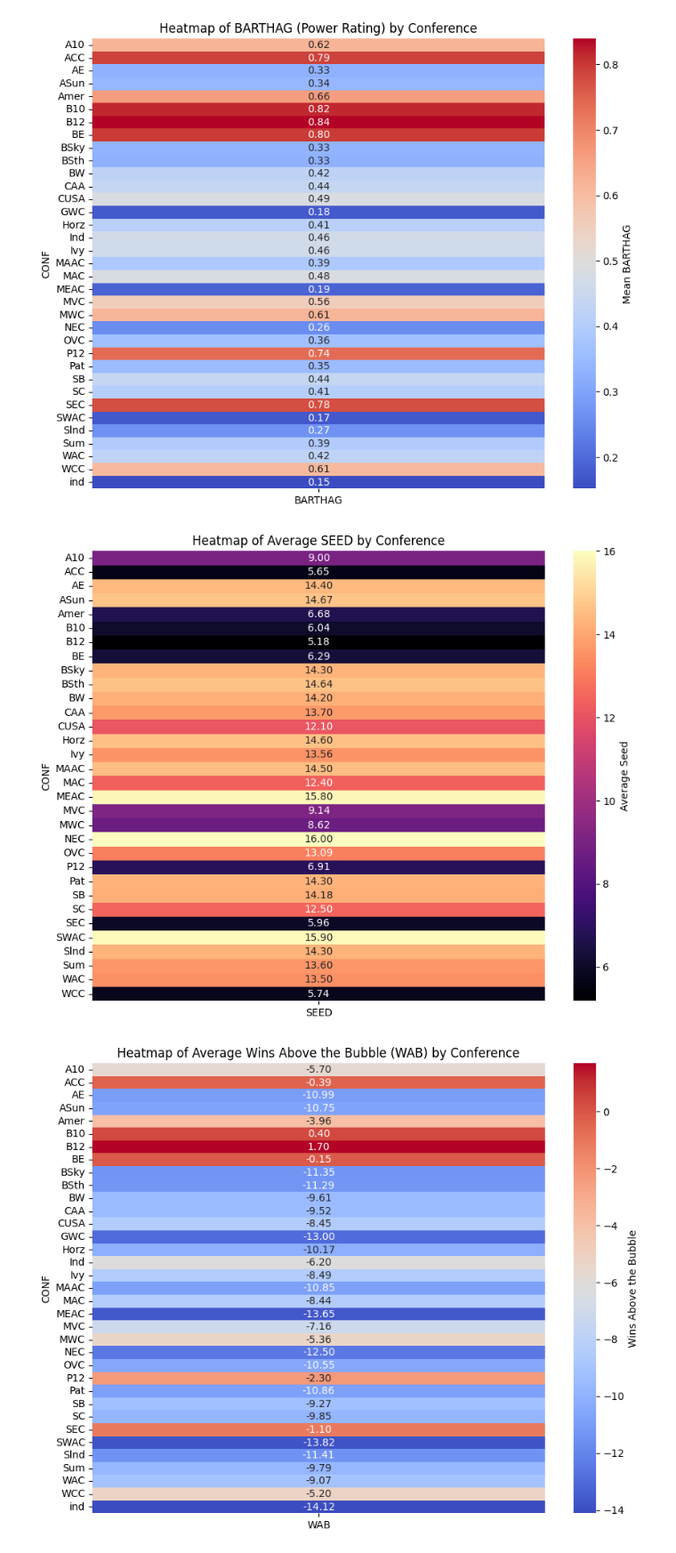
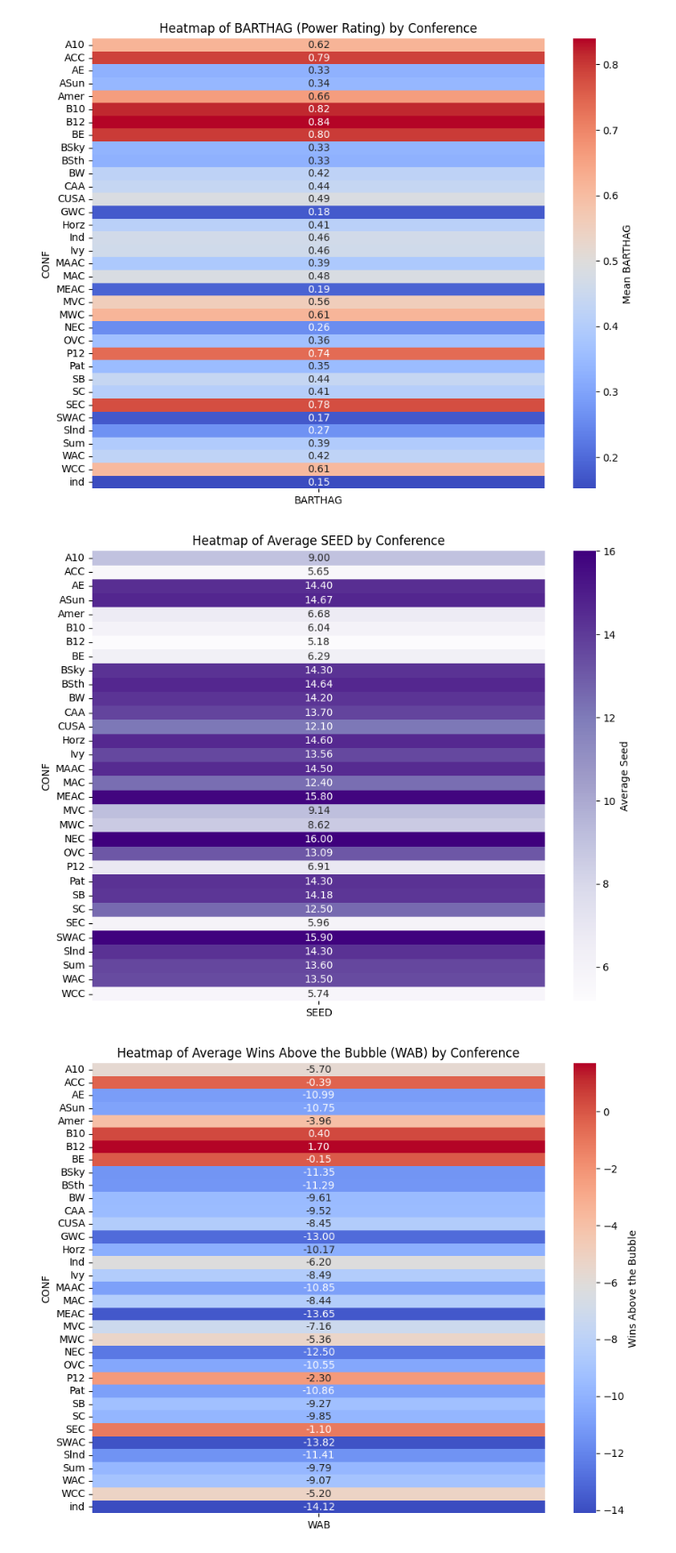
Before and after one commit to DanLightner/BUSA321, a Jupyter notebook: BUSA321/EDA_College_BB.ipynb, the cells around one changed output. Shown at 89% size. Saved outputs shown, nothing was run; the diff lists cells and outputs as text; code cells hidden in the pictures.

```diff
--- a/BUSA321/EDA_College_BB.ipynb
+++ b/BUSA321/EDA_College_BB.ipynb
@@ -695,20 +713,20 @@ plt.show()
 # %%
 import seaborn as sns
 import matplotlib.pyplot as plt
 
 # Group by conference and calculate the mean SEED for each conference
 conference_seed = df.groupby('CONF')['SEED'].mean().reset_index()
 
 # Pivot the data to have conferences as rows and 'SEED' as values
 heatmap_data = conference_seed.pivot_table(index='CONF', values='SEED')
 
-# Create the heatmap
+# Create the heatmap with the "Purples" color scheme
 plt.figure(figsize=(10, 8))
-sns.heatmap(heatmap_data, annot=True, cmap="magma", fmt=".2f", cbar_kws={'label': 'Average Seed'})
+sns.heatmap(heatmap_data, annot=True, cmap="Purples", fmt=".2f", cbar_kws={'label': 'Average Seed'})
 plt.title('Heatmap of Average SEED by Conference')
 plt.show()
 # %% [output]
-[figure, old version]
+[figure, new version]
 # %%
 import seaborn as sns
 import matplotlib.pyplot as plt
```
Also changed, not shown: parts of 3 cells of this notebook, 4 other files.
